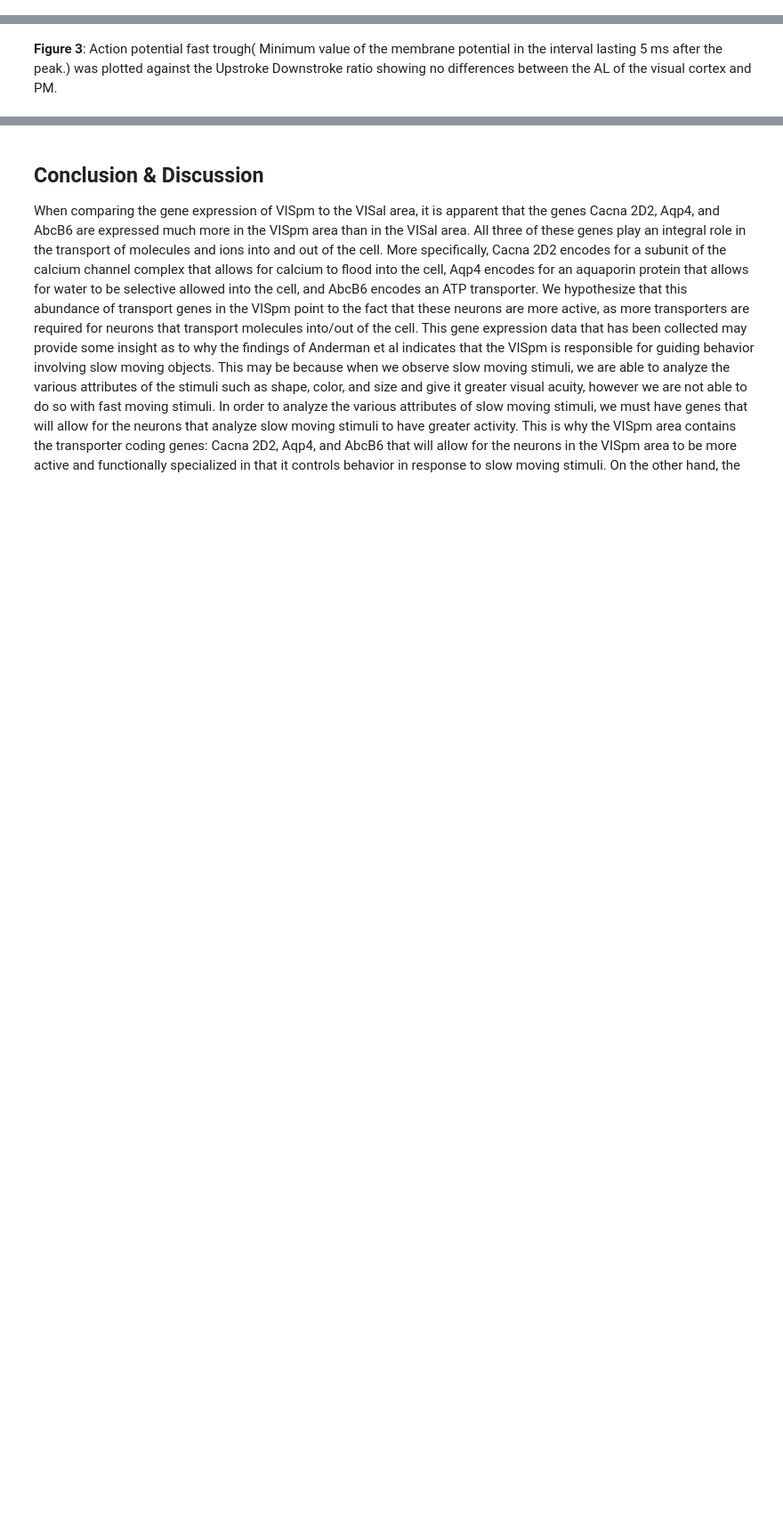
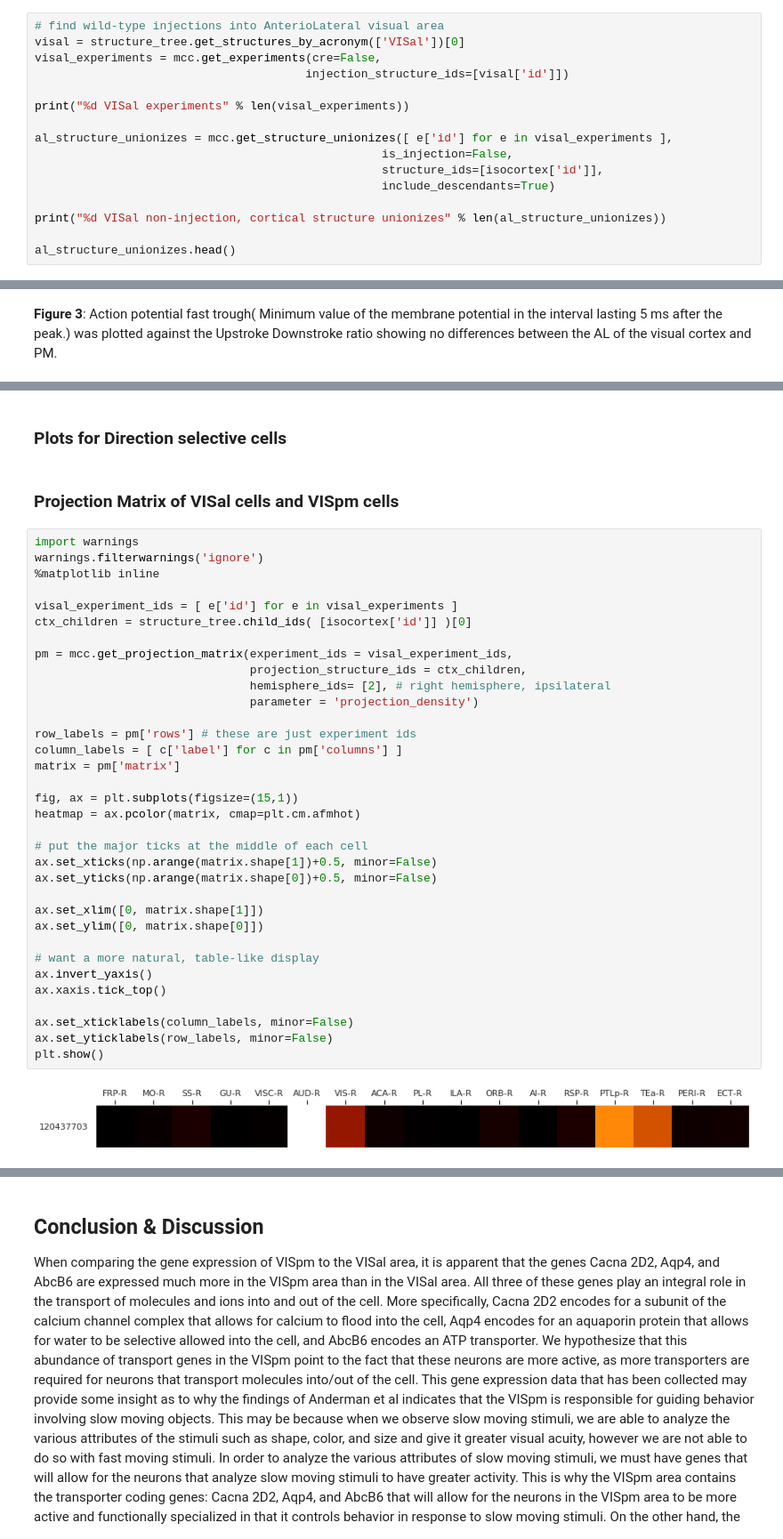
Before and after one commit to tthd0214/CellTypeProject, a Jupyter notebook: FinalProject/BIPN 162 Final Project Group 8.ipynb, the cells around one changed output, grey strips where cells are left out. Shown at 89% size. Drawn from its saved outputs; the diff is of its cells as text; blank space fills up the shorter version.

```diff
--- a/FinalProject/BIPN 162 Final Project Group 8.ipynb
+++ b/FinalProject/BIPN 162 Final Project Group 8.ipynb
@@ -369,0 +552,16 @@ stimuli available in this file:
+# %%
+# find wild-type injections into AnterioLateral visual area
+visal = structure_tree.get_structures_by_acronym(['VISal'])[0]
+visal_experiments = mcc.get_experiments(cre=False,
+                                       injection_structure_ids=[visal['id']])
+
+print("%d VISal experiments" % len(visal_experiments))
+
+al_structure_unionizes = mcc.get_structure_unionizes([ e['id'] for e in visal_experiments ],
+                                                  is_injection=False,
+                                                  structure_ids=[isocortex['id']],
+                                                  include_descendants=True)
+
+print("%d VISal non-injection, cortical structure unionizes" % len(al_structure_unionizes))
+
+al_structure_unionizes.head()
@@ -582,0 +793,40 @@ Posteriomedial visual area direction-selective cells: 171
+# %% [markdown]
+### Plots for Direction selective cells
+# %% [markdown]
+### Projection Matrix of VISal cells and VISpm cells
+# %%
+import warnings
+warnings.filterwarnings('ignore')
+%matplotlib inline
+
+visal_experiment_ids = [ e['id'] for e in visal_experiments ]
+ctx_children = structure_tree.child_ids( [isocortex['id']] )[0]
+
+pm = mcc.get_projection_matrix(experiment_ids = visal_experiment_ids,
+                               projection_structure_ids = ctx_children,
+                               hemisphere_ids= [2], # right hemisphere, ipsilateral
+                               parameter = 'projection_density')
+
+row_labels = pm['rows'] # these are just experiment ids
+column_labels = [ c['label'] for c in pm['columns'] ]
+matrix = pm['matrix']
+
+fig, ax = plt.subplots(figsize=(15,1))
+heatmap = ax.pcolor(matrix, cmap=plt.cm.afmhot)
+
+# put the major ticks at the middle of each cell
+ax.set_xticks(np.arange(matrix.shape[1])+0.5, minor=False)
+ax.set_yticks(np.arange(matrix.shape[0])+0.5, minor=False)
+
+ax.set_xlim([0, matrix.shape[1]])
+ax.set_ylim([0, matrix.shape[0]])
+
+# want a more natural, table-like display
+ax.invert_yaxis()
+ax.xaxis.tick_top()
+
+ax.set_xticklabels(column_labels, minor=False)
+ax.set_yticklabels(row_labels, minor=False)
+plt.show()
+# %% [output]
+[figure, added]
```
Also changed, not shown: parts of 36 cells of this notebook, 7 other files.
